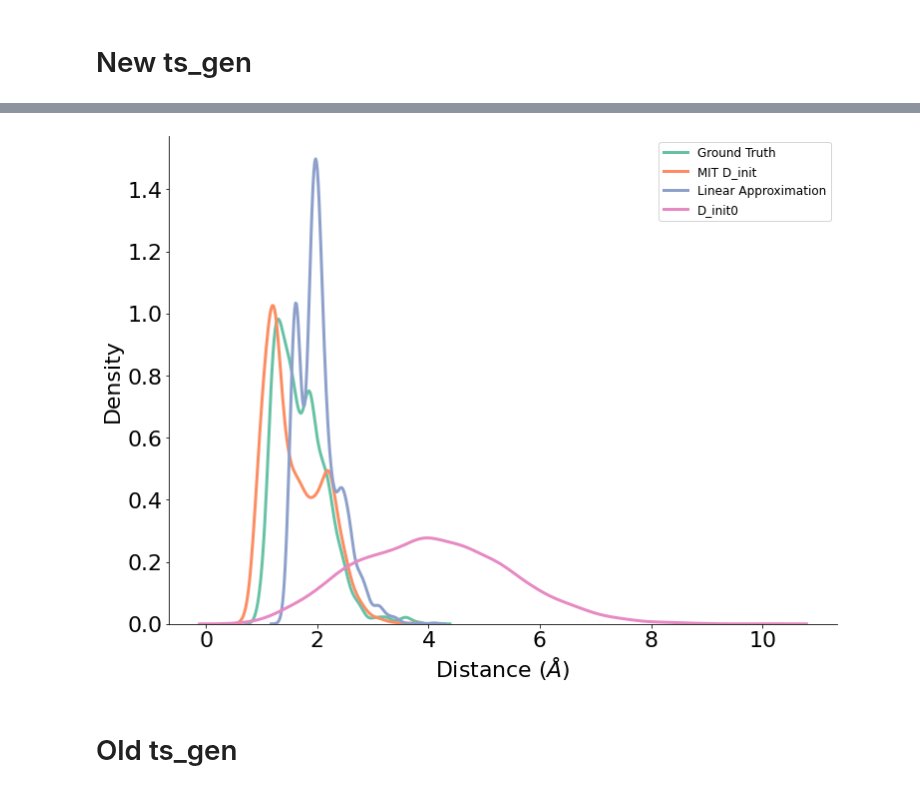
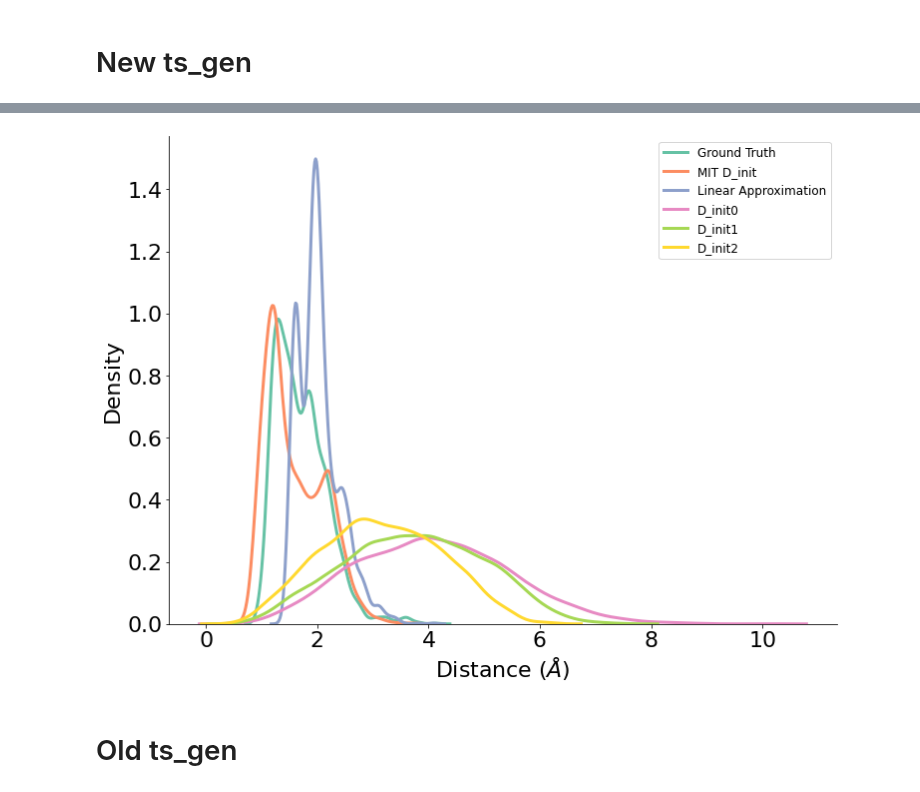
Before and after one commit to avishvj/3d-reactions, a Jupyter notebook: ts_gen_port.ipynb, the cells around one changed output, grey strips where cells are left out. Drawn from its saved outputs; the diff is of its cells as text; code cells hidden in the pictures.

Commit message:
model, logging, plotting working

```diff
--- a/ts_gen_port.ipynb
+++ b/ts_gen_port.ipynb
@@ -8,8 +8,8 @@ from experiments.building_on_mit.meta_eval.meta_eval_utils import TSGenArgs
 from experiments.building_on_mit.meta_eval.new_me import experiment, save_d, create_ds_dict, plot_ds
 
 args = TSGenArgs()
-args.n_epochs = 1
-args.test_interval = 1
+args.n_epochs = 3
+args.test_interval = 3
 args.batch_size = 32
 args.remove_existing_data = True
 all_test_res = experiment(args)
@@ -39,15 +39,15 @@ Best Test Loss 0.3671937574614056 on Epoch 1
 # %%
-file_name = '1.npy'
+file_name = '3.npy'
 d_folder = 'experiments/building_on_mit/meta_eval/d_inits/'
 mols_folder = 'data/raw/'
-d_files = ['1.npy'] # testing
+d_files = ['1.npy', '2.npy', '3.npy'] # new model .npys: 1,2,3
 ds_not_to_print = []
 
 save_d(file_name, all_test_res, d_folder)
 ds_dict = create_ds_dict(d_files, d_folder, mols_folder)
 plot_ds(ds_dict, ds_not_to_print, save_fig_name=None)
 # %% [output]
-[figure, old version]
+[figure, new version]
 # %% [markdown]
 # Old ts_gen
 # %%
```
Also changed, not shown: parts of 1 cell of this notebook, 3 other files.
